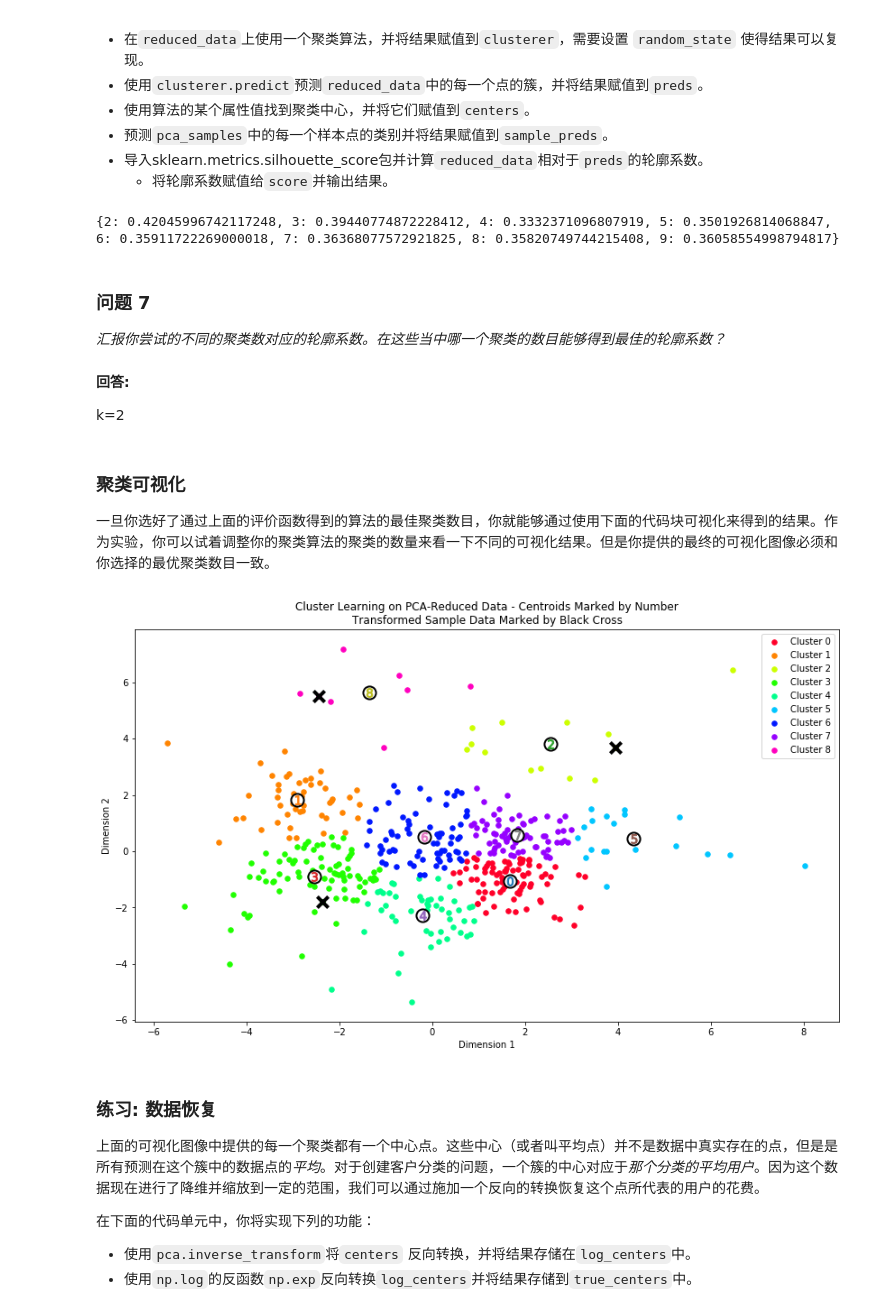
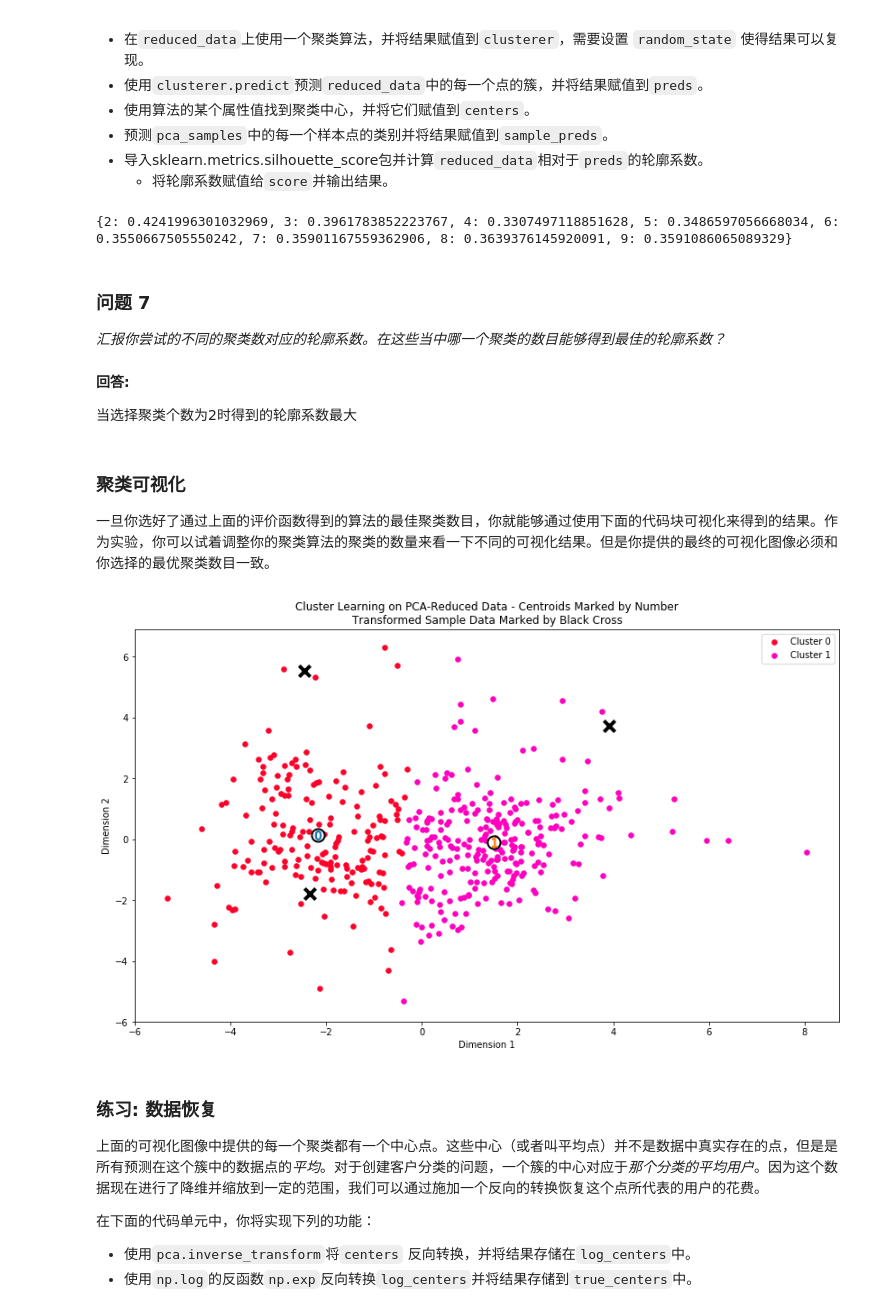
Before and after one commit to hankkuang/udacity_work, a Jupyter notebook: creating_customer_segments-master/creating_customer_segments-master/customer_segments.ipynb, the cells around one changed output. Drawn from its saved outputs; the diff is of its cells as text; code cells hidden in the pictures.

```diff
--- a/creating_customer_segments-master/creating_customer_segments-master/customer_segments.ipynb
+++ b/creating_customer_segments-master/creating_customer_segments-master/customer_segments.ipynb
@@ -201,23 +201,28 @@ display(log_samples)
 一旦你完成了这些功能，数据集将存储在`good_data`中。
 # %%
 # 对于每一个特征，找到值异常高或者是异常低的数据点
+outilers_indices = []
+i = 1
 for feature in log_data.keys():
 
     # TODO：计算给定特征的Q1（数据的25th分位点）
     s = log_data[feature]
-    Q1 = np.percentile(s, 0.25)
+    Q1 = np.percentile(s,  25)
     # TODO：计算给定特征的Q3（数据的75th分位点）
-    Q3 = np.percentile(s, 0.75)
+    Q3 = np.percentile(s, 75)
     # TODO：使用四分位范围计算异常阶（1.5倍的四分位距）
     step = 1.5 * (Q3 - Q1)
-    print('IQR of {} is {}'.format(feature, round(step, 4)))
+    # print('IQR of {} is {}'.format(feature, round(step, 4)))
     # 显示异常点
     print("Data points considered outliers for the feature '{}':".format(feature))
     display(log_data[~((log_data[feature] >= Q1 - step) & (log_data[feature] <= Q3 + step))])
+    inds = log_data[~((log_data[feature] >= Q1 - step) & (log_data[feature] <= Q3 + step))].index
+    # inds = feature, inds
+    outilers_indices.append((feature, inds))
 
 # 可选：选择你希望移除的数据点的索引
-# outliers  = []
+outliers  = [65, 66, 154]
 
 # 如果选择了的话，移除异常点
-# good_data = log_data.drop(log_data.index[outliers]).reset_index(drop = True)
+good_data = log_data.drop(log_data.index[outliers]).reset_index(drop = True)
 # %% [output]
@@ -312,2 +291,0 @@ Data points considered outliers for the feature 'Frozen':
-# %%
-good_data = log_data.copy()
@@ -455,7 +448,7 @@ for n in np.arange(2, 10):
 
 print(score)
 # %% [output]
-{2: 0.42045996742117248, 3: 0.39440774872228412, 4: 0.3332371096807919, 5: 0.3501926814068847, 6: 0.35911722269000018, 7: 0.36368077572921825, 8: 0.35820749744215408, 9: 0.36058554998794817}
+{2: 0.4241996301032969, 3: 0.3961783852223767, 4: 0.3307497118851628, 5: 0.3486597056668034, 6: 0.3550667505550242, 7: 0.35901167559362906, 8: 0.3639376145920091, 9: 0.3591086065089329}
 # %% [markdown]
 ### 问题 7
 
@@ -463,17 +456,20 @@ print(score)
 # %% [markdown]
 **回答:**
 
-k=2
+当选择聚类个数为2时得到的轮廓系数最大
 # %% [markdown]
 ### 聚类可视化
 一旦你选好了通过上面的评价函数得到的算法的最佳聚类数目，你就能够通过使用下面的代码块可视化来得到的结果。作为实验，你可以试着调整你的聚类算法的聚类的数量来看一下不同的可视化结果。但是你提供的最终的可视化图像必须和你选择的最优聚类数目一致。
 # %%
 # 从已有的实现中展示聚类的结果
 clusterer = KMeans(n_clusters=2)
-
+clusterer.fit(reduced_data)
+preds = clusterer.predict(reduced_data)
+centers = clusterer.cluster_centers_
+sample_preds = clusterer.predict(pca_samples)
 vs.cluster_results(reduced_data, preds, centers, pca_samples)
 # %% [output]
-[figure, old version]
+[figure, new version]
 # %% [markdown]
 ### 练习: 数据恢复
 上面的可视化图像中提供的每一个聚类都有一个中心点。这些中心（或者叫平均点）并不是数据中真实存在的点，但是是所有预测在这个簇中的数据点的*平均*。对于创建客户分类的问题，一个簇的中心对应于*那个分类的平均用户*。因为这个数据现在进行了降维并缩放到一定的范围，我们可以通过施加一个反向的转换恢复这个点所代表的用户的花费。
```
Also changed, not shown: parts of 17 cells of this notebook.
